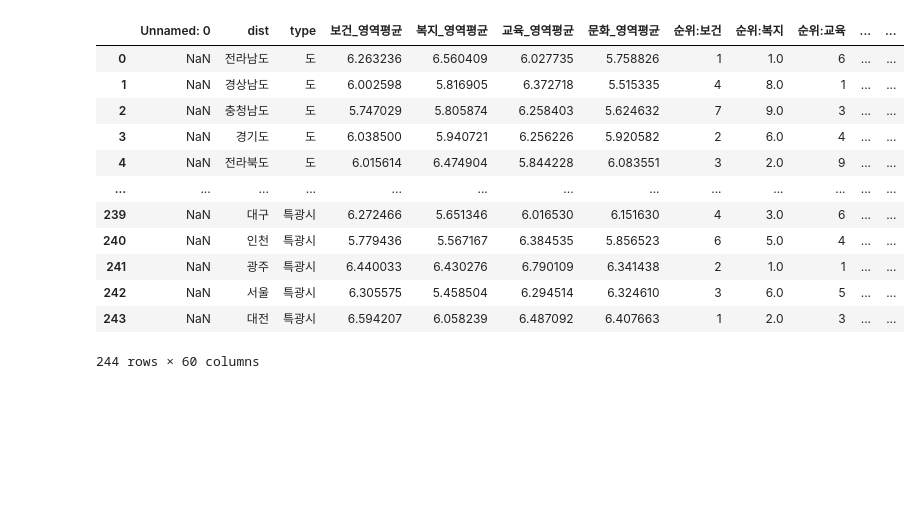
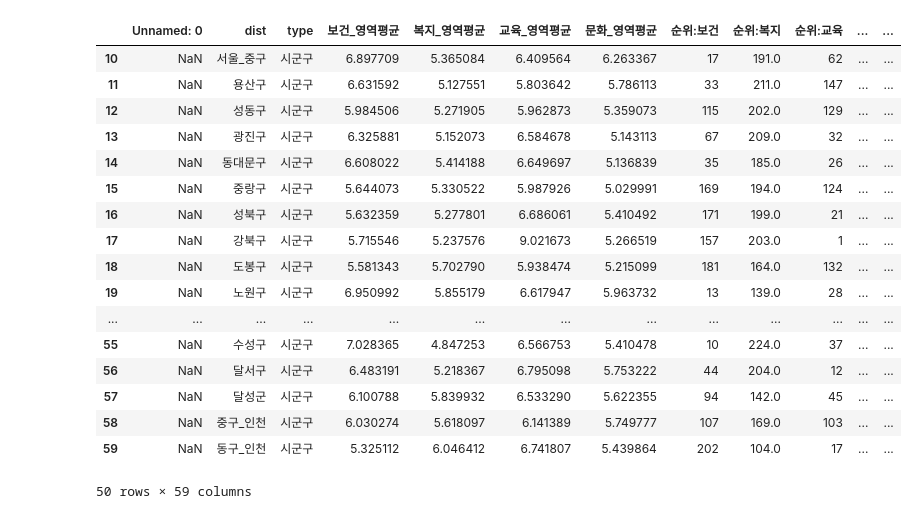
Before and after one commit to mglee815/mglee, a Jupyter notebook: ISDS/region/merge.ipynb, the cells around one changed output. Cells and saved outputs as stored; diff of their text form; code cells hidden in the pictures; blank space fills up the shorter version.

```diff
--- a/ISDS/region/merge.ipynb
+++ b/ISDS/region/merge.ipynb
@@ -1,23 +1,28 @@
 # %%
 import pandas as pd
 # %%
-body = pd.read_excel("/home/mglee/VSCODE/git/ISDS/region/body.xlsx")
+body = pd.read_excel("/home/mglee/VSCODE/git/ISDS/region/body0118.xlsx")
 id = pd.read_excel("/home/mglee/VSCODE/git/ISDS/region/id.xlsx")
 # %%
-body
+body[10:60]
 # %% [output]
 |  | Unnamed: 0 | dist | type | 보건_영역평균 | 복지_영역평균 | 교육_영역평균 | 문화_영역평균 | 순위:보건 | 순위:복지 | 순위:교육 | ... | ... |
-| 0 | NaN | 전라남도 | 도 | 6.263236 | 6.560409 | 6.027735 | 5.758826 | 1 | 1.0 | 6 | ... | ... |
-| 1 | NaN | 경상남도 | 도 | 6.002598 | 5.816905 | 6.372718 | 5.515335 | 4 | 8.0 | 1 | ... | ... |
-| 2 | NaN | 충청남도 | 도 | 5.747029 | 5.805874 | 6.258403 | 5.624632 | 7 | 9.0 | 3 | ... | ... |
-| 3 | NaN | 경기도 | 도 | 6.038500 | 5.940721 | 6.256226 | 5.920582 | 2 | 6.0 | 4 | ... | ... |
-| 4 | NaN | 전라북도 | 도 | 6.015614 | 6.474904 | 5.844228 | 6.083551 | 3 | 2.0 | 9 | ... | ... |
+| 10 | NaN | 서울_중구 | 시군구 | 6.897709 | 5.365084 | 6.409564 | 6.263367 | 17 | 191.0 | 62 | ... | ... |
+| 11 | NaN | 용산구 | 시군구 | 6.631592 | 5.127551 | 5.803642 | 5.786113 | 33 | 211.0 | 147 | ... | ... |
+| 12 | NaN | 성동구 | 시군구 | 5.984506 | 5.271905 | 5.962873 | 5.359073 | 115 | 202.0 | 129 | ... | ... |
+| 13 | NaN | 광진구 | 시군구 | 6.325881 | 5.152073 | 6.584678 | 5.143113 | 67 | 209.0 | 32 | ... | ... |
+| 14 | NaN | 동대문구 | 시군구 | 6.608022 | 5.414188 | 6.649697 | 5.136839 | 35 | 185.0 | 26 | ... | ... |
+| 15 | NaN | 중랑구 | 시군구 | 5.644073 | 5.330522 | 5.987926 | 5.029991 | 169 | 194.0 | 124 | ... | ... |
+| 16 | NaN | 성북구 | 시군구 | 5.632359 | 5.277801 | 6.686061 | 5.410492 | 171 | 199.0 | 21 | ... | ... |
+| 17 | NaN | 강북구 | 시군구 | 5.715546 | 5.237576 | 9.021673 | 5.266519 | 157 | 203.0 | 1 | ... | ... |
+| 18 | NaN | 도봉구 | 시군구 | 5.581343 | 5.702790 | 5.938474 | 5.215099 | 181 | 164.0 | 132 | ... | ... |
+| 19 | NaN | 노원구 | 시군구 | 6.950992 | 5.855179 | 6.617947 | 5.963732 | 13 | 139.0 | 28 | ... | ... |
 | ... | ... | ... | ... | ... | ... | ... | ... | ... | ... | ... | ... | ... |
-| 239 | NaN | 대구 | 특광시 | 6.272466 | 5.651346 | 6.016530 | 6.151630 | 4 | 3.0 | 6 | ... | ... |
-| 240 | NaN | 인천 | 특광시 | 5.779436 | 5.567167 | 6.384535 | 5.856523 | 6 | 5.0 | 4 | ... | ... |
-| 241 | NaN | 광주 | 특광시 | 6.440033 | 6.430276 | 6.790109 | 6.341438 | 2 | 1.0 | 1 | ... | ... |
-| 242 | NaN | 서울 | 특광시 | 6.305575 | 5.458504 | 6.294514 | 6.324610 | 3 | 6.0 | 5 | ... | ... |
-| 243 | NaN | 대전 | 특광시 | 6.594207 | 6.058239 | 6.487092 | 6.407663 | 1 | 2.0 | 3 | ... | ... |
+| 55 | NaN | 수성구 | 시군구 | 7.028365 | 4.847253 | 6.566753 | 5.410478 | 10 | 224.0 | 37 | ... | ... |
+| 56 | NaN | 달서구 | 시군구 | 6.483191 | 5.218367 | 6.795098 | 5.753222 | 44 | 204.0 | 12 | ... | ... |
+| 57 | NaN | 달성군 | 시군구 | 6.100788 | 5.839932 | 6.533290 | 5.622355 | 94 | 142.0 | 45 | ... | ... |
+| 58 | NaN | 중구_인천 | 시군구 | 6.030274 | 5.618097 | 6.141389 | 5.749777 | 107 | 169.0 | 103 | ... | ... |
+| 59 | NaN | 동구_인천 | 시군구 | 5.325112 | 6.046412 | 6.741807 | 5.439864 | 202 | 104.0 | 17 | ... | ... |
-244 rows × 60 columns
+50 rows × 59 columns
 # %%
 temp = pd.merge(body, id[['광역', '자치']], how = 'left', left_on = 'dist', right_on = '자치')
```
Also changed, not shown: parts of 8 cells of this notebook, 26 other files.
